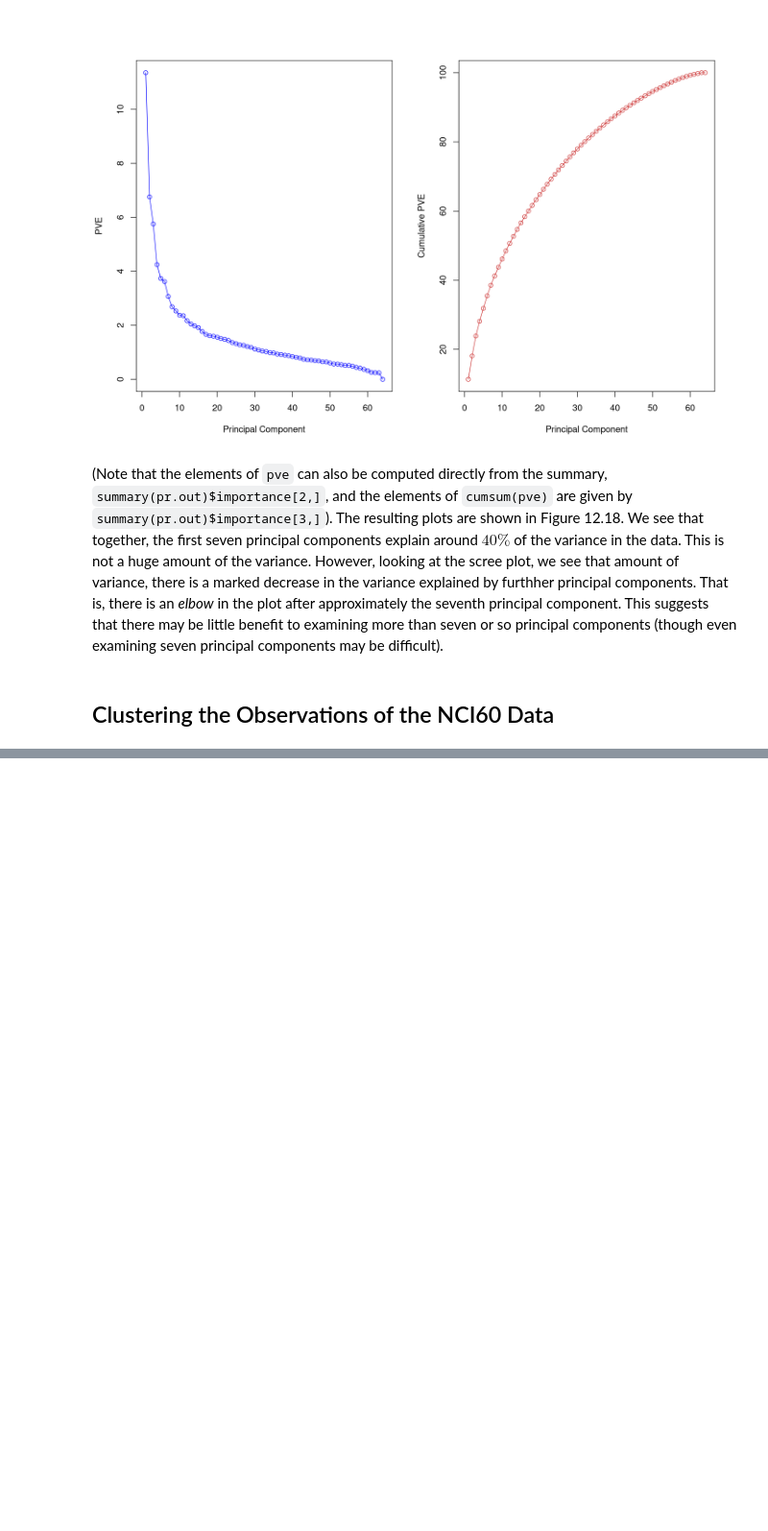
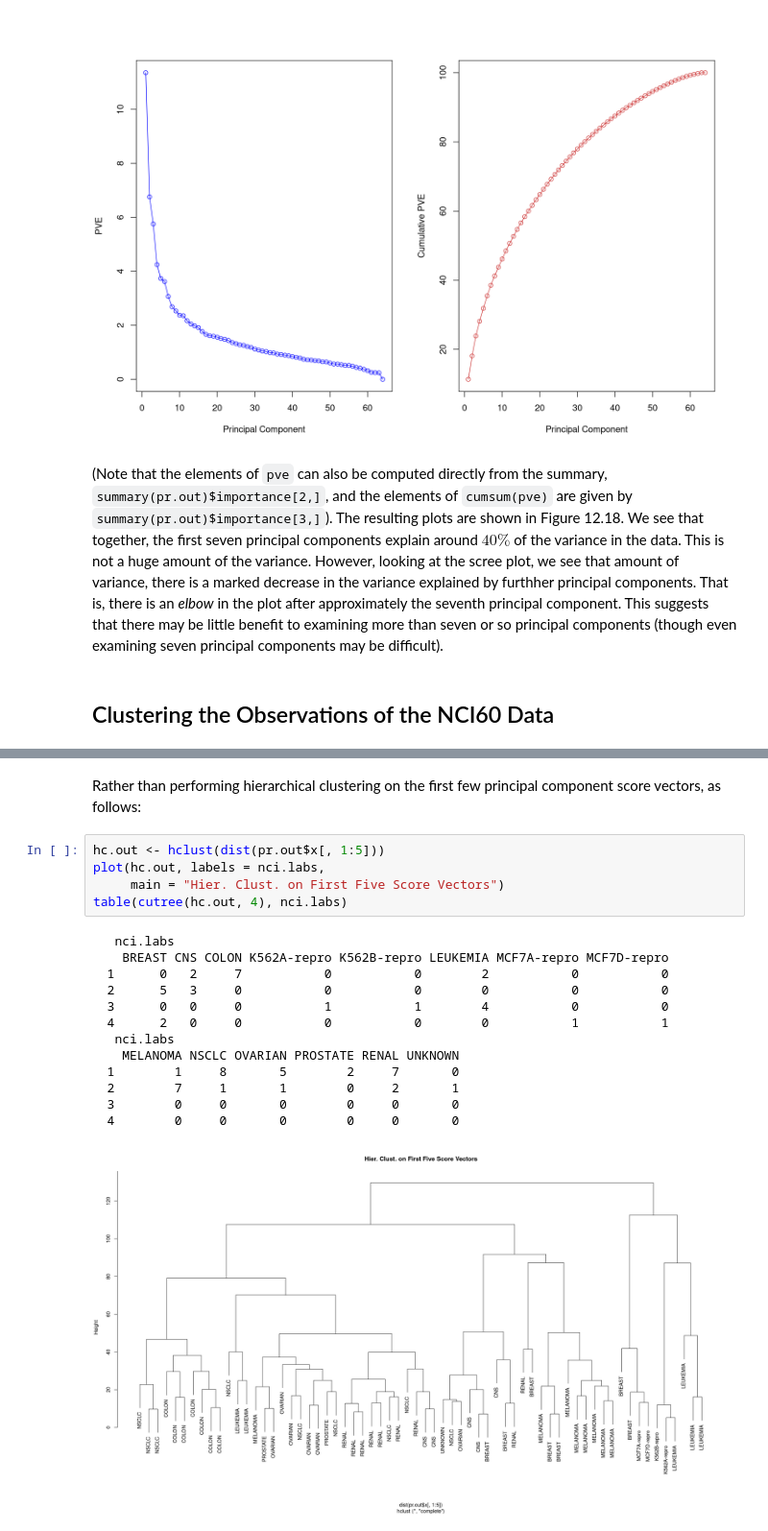
Before and after one commit to jbennett7/StatisticalLearning, a Jupyter notebook: 12 Unsupervised Learning/Labs/12.5.4 NCI60 Data Example.ipynb, the cells around one changed output, grey strips where cells are left out. Shown at 96% size. Drawn from its saved outputs; the diff is of its cells as text; blank space fills up the shorter version.

```diff
--- a/12 Unsupervised Learning/Labs/12.5.4 NCI60 Data Example.ipynb
+++ b/12 Unsupervised Learning/Labs/12.5.4 NCI60 Data Example.ipynb
@@ -101,0 +180,21 @@ plot(cumsum(pve), type = "o", ylab = "Cumulative PVE",
+# %% [markdown]
+Rather than performing hierarchical clustering on the first few principal component score vectors, as follows:
+# %%
+hc.out <- hclust(dist(pr.out$x[, 1:5]))
+plot(hc.out, labels = nci.labs,
+     main = "Hier. Clust. on First Five Score Vectors")
+table(cutree(hc.out, 4), nci.labs)
+# %% [output]
+   nci.labs
+    BREAST CNS COLON K562A-repro K562B-repro LEUKEMIA MCF7A-repro MCF7D-repro
+  1      0   2     7           0           0        2           0           0
+  2      5   3     0           0           0        0           0           0
+  3      0   0     0           1           1        4           0           0
+  4      2   0     0           0           0        0           1           1
+   nci.labs
+    MELANOMA NSCLC OVARIAN PROSTATE RENAL UNKNOWN
+  1        1     8       5        2     7       0
+  2        7     1       1        0     2       1
+  3        0     0       0        0     0       0
+  4        0     0       0        0     0       0
+[figure, added]
```
Also changed, not shown: parts of 16 cells of this notebook.
